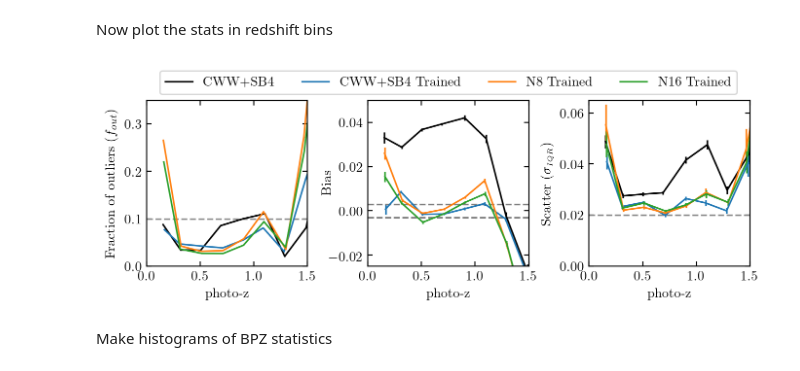
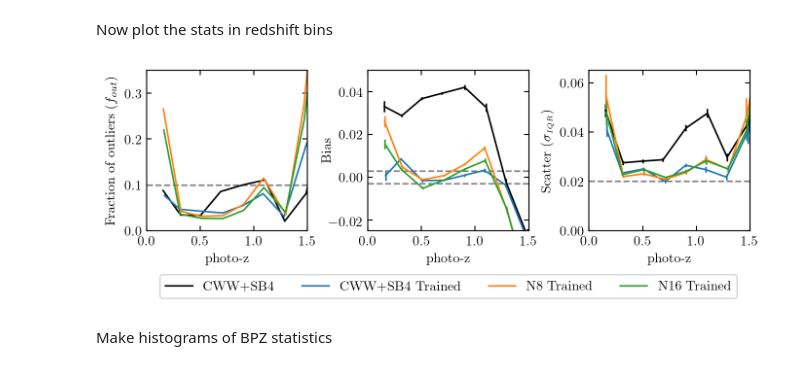
Before and after one commit to dirac-institute/photoz_template_learning, a Jupyter notebook: photoz_analysis.ipynb, the cells around one changed output. Cells and saved outputs as stored; diff of their text form; code cells hidden in the pictures.

Commit message:
Moved the legend for the binned metrics below the plot.

```diff
--- a/photoz_analysis.ipynb
+++ b/photoz_analysis.ipynb
@@ -218,12 +218,12 @@ for name in photoz_results:
     binned_data[name] = np.array(binned_data[name])
 # %%
 fig = plt.figure(figsize=(twocol,0.37*twocol))
-gs = gridspec.GridSpec(2,3,height_ratios=[1,10])
+gs = gridspec.GridSpec(2,3,height_ratios=[10,1])
 
-ax1 = plt.subplot(gs[1,0])
-ax2 = plt.subplot(gs[1,1])
-ax3 = plt.subplot(gs[1,2])
-legend = plt.subplot(gs[0,:])
+ax1 = plt.subplot(gs[0,0])
+ax2 = plt.subplot(gs[0,1])
+ax3 = plt.subplot(gs[0,2])
+legend = plt.subplot(gs[1,:])
 
 colors = ['k','C0','C1','C2']
 
@@ -232,36 +232,36 @@ for (name,color) in zip(names,colors):
     data = binned_data[name]
 
     ax1.errorbar(data[:,0],data[:,2],xerr=data[:,1],c=color)
     ax2.errorbar(data[:,0],data[:,3],xerr=data[:,1],yerr=data[:,4],c=color)
     ax3.errorbar(data[:,0],data[:,5],xerr=data[:,1],yerr=data[:,6],c=color)
     legend.plot([1],[1],c=color,label=name)
 
 ax1.set_xlabel("photo-z")
 ax1.set_xlim(0,1.5)
 ax1.set_ylabel("Fraction of outliers ($f_{out}$)")
 ax1.set_ylim(0,0.35)
 ax1.plot([0,5],[0.1,0.1],c='gray',ls='--')
 
 ax2.set_xlabel("photo-z")
 ax2.set_xlim(0,1.5)
 ax2.set_ylabel("Bias",labelpad=-4)
 ax2.set_ylim(-0.025,0.05)
 ax2.plot([0,5],[0.003,0.003],c='gray',ls='--')
 ax2.plot([0,5],[-0.003,-0.003],c='gray',ls='--')
 
 ax3.set_xlabel("photo-z")
 ax3.set_xlim(0,1.5)
 ax3.set_ylabel("Scatter ($\sigma_{\scriptscriptstyle IQR}$)")
 ax3.set_ylim(0.00,0.065)
 ax3.plot([0,5],[0.02,0.02],c='gray',ls='--')
 
-legend.legend(loc='upper center', bbox_to_anchor=(0.5, 2.2),fancybox=True, ncol=4)
+legend.legend(loc='upper center', bbox_to_anchor=(0.5, 0.8),fancybox=True, ncol=4)
 legend.axis('off')
 
 fig.tight_layout(pad=1, h_pad=0, w_pad=0.3)
-#fig.savefig('plots/photoz_binned_metrics.pdf')
+fig.savefig('plots/photoz_binned_metrics.pdf')
 # %% [output]
-[figure, old version]
+[figure, new version]
 # %% [markdown]
 Make histograms of BPZ statistics
 # %%
```
Also changed, not shown: 1 other file.
